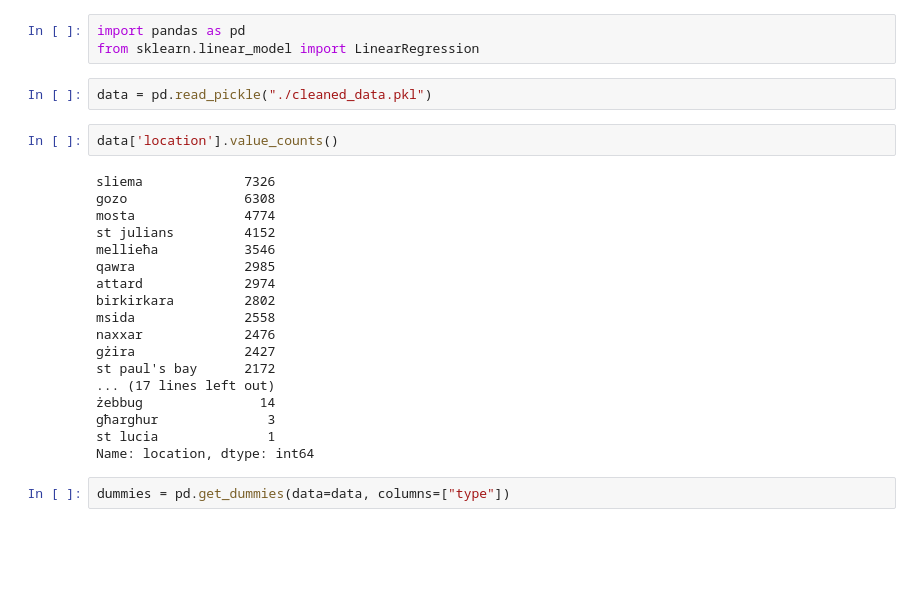
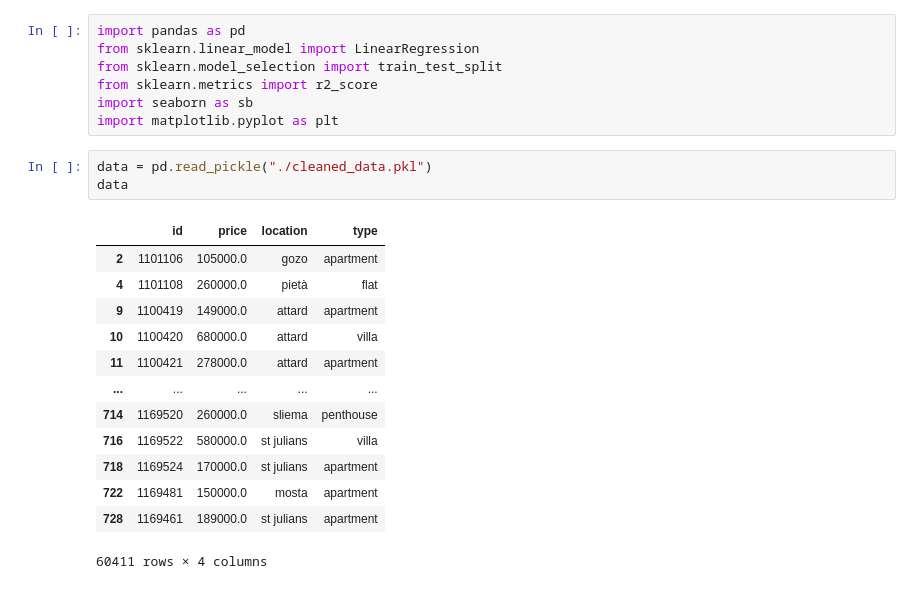
Before and after one commit to qjstuart/datascience, a Jupyter notebook: 3/Predictive Model.ipynb, the cells around one changed output. Cells and saved outputs as stored; diff of their text form; blank space fills up the shorter version.

```diff
--- a/3/Predictive Model.ipynb
+++ b/3/Predictive Model.ipynb
@@ -1,27 +1,24 @@
 # %%
 import pandas as pd
 from sklearn.linear_model import LinearRegression
+from sklearn.model_selection import train_test_split
+from sklearn.metrics import r2_score
+import seaborn as sb
+import matplotlib.pyplot as plt
 # %%
 data = pd.read_pickle("./cleaned_data.pkl")
+data
+# %% [output]
+|  | id | price | location | type |
+| 2 | 1101106 | 105000.0 | gozo | apartment |
+| 4 | 1101108 | 260000.0 | pietà | flat |
+| 9 | 1100419 | 149000.0 | attard | apartment |
+| 10 | 1100420 | 680000.0 | attard | villa |
+| 11 | 1100421 | 278000.0 | attard | apartment |
+| ... | ... | ... | ... | ... |
+| 714 | 1169520 | 260000.0 | sliema | penthouse |
+| 716 | 1169522 | 580000.0 | st julians | villa |
+| 718 | 1169524 | 170000.0 | st julians | apartment |
+| 722 | 1169481 | 150000.0 | mosta | apartment |
+| 728 | 1169461 | 189000.0 | st julians | apartment |
+60411 rows × 4 columns
-# %%
-data['location'].value_counts()
-# %% [output]
-sliema             7326
-gozo               6308
-mosta              4774
-st julians         4152
-mellieħa           3546
-qawra              2985
-attard             2974
-birkirkara         2802
-msida              2558
-naxxar             2476
-gżira              2427
-st paul's bay      2172
-... (17 lines left out)
-żebbug               14
-għarghur              3
-st lucia              1
-Name: location, dtype: int64
-# %%
-dummies = pd.get_dummies(data=data, columns=["type"])
```
Also changed, not shown: parts of 20 cells of this notebook.
